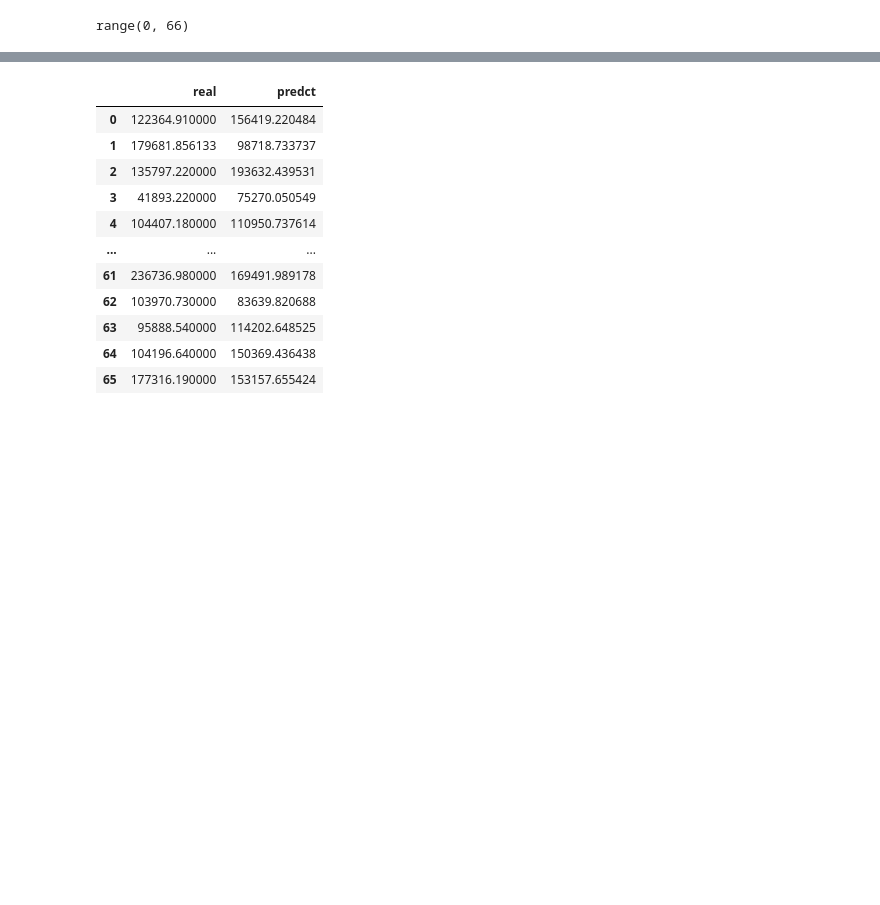
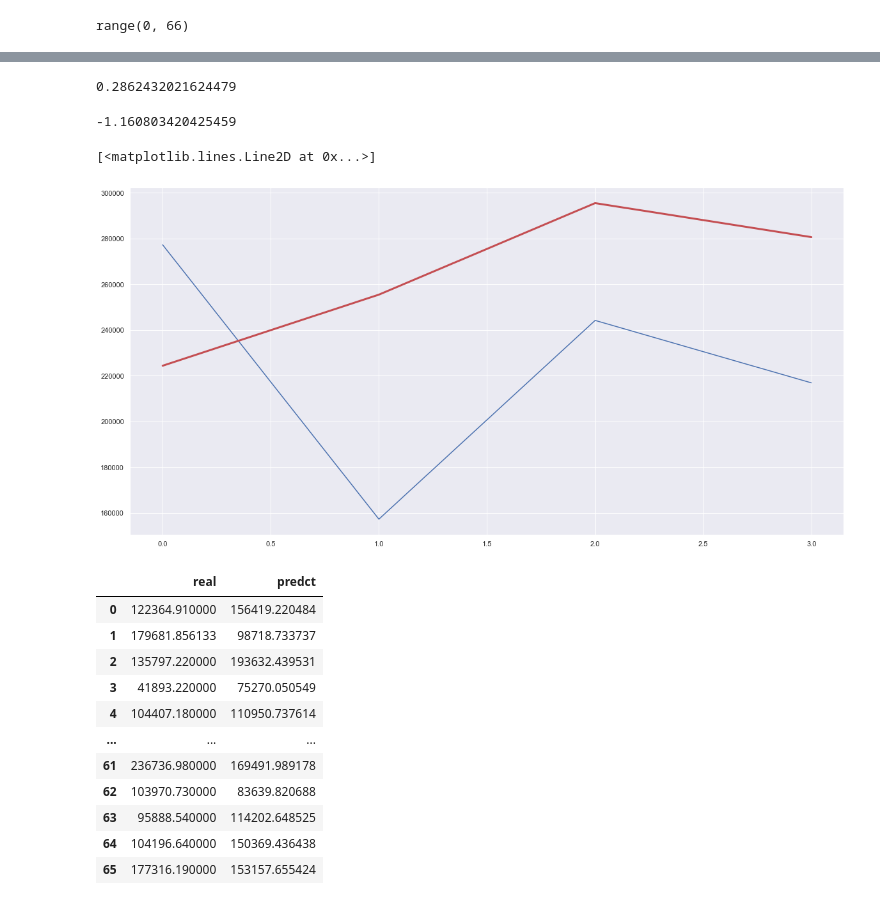
Before and after one commit to Jorge-Montenegro/TFM, a Jupyter notebook: TFM.ipynb, the cells around one changed output, grey strips where cells are left out. Cells and saved outputs as stored; diff of their text form; code cells hidden in the pictures; blank space fills up the shorter version.

```diff
--- a/TFM.ipynb
+++ b/TFM.ipynb
@@ -418,0 +589,18 @@ plt.plot(range(X_test['Year'].count()), y_pred, c='r')
+# %%
+data_predict = convert_dates(data_predict, 'Date')
+data_predict = data_predict[['Year', 'Week', 'Program', 'Visits', 'Revenue']]
+
+data_predict = group_programs(data_predict)
+
+program_data_predict = data_predict.groupby(['Year', 'Week', 'Program'])['Visits'].sum().unstack().fillna(value = 0).reset_index()
+black_friday_and_cyber_monday_data_predict = get_black_friday_cyber_monday(program_data_predict.iloc[:,0:2])
+program_data_predict = pd.merge(black_friday_and_cyber_monday_data_predict, program_data_predict)
+data_revenue_predict = data_predict.groupby(['Year', 'Week'])['Revenue'].sum().reset_index()
+data_consolidated_predict = pd.concat([program_data_predict, data_revenue_predict['Revenue']], axis = 1)
+data_consolidated_predict = data_consolidated_predict[['Year', 'Week', 'Black_Friday', 'Cyber_Monday', 'Direct',
+                       'SEO', 'SEM', 'Affiliate', 'Email', 'Display', 'Revenue']]
+program_data_predict = program_data_predict[['Year', 'Week', 'Black_Friday', 'Cyber_Monday', 'Direct',
+                       'SEO', 'SEM', 'Affiliate', 'Email', 'Display']]
+# %%
+data_consolidated_predict = data_consolidated_predict.apply(np.log1p)
+data_consolidated_predict
@@ -419,3 +613,25 @@ plt.plot(range(X_test['Year'].count()), y_pred, c='r')
+# %%
+X_pred = data_consolidated_predict[['Year', 'Week', 'Black_Friday', 'Cyber_Monday', 'Direct',
+                       'SEO', 'SEM', 'Affiliate', 'Email', 'Display']] # pandas DataFrame
+y_pred = data_consolidated_predict['Revenue'] # pandas Series
+# %%
+y_pred2 = reg.predict(X_pred)
+# %%
+mean_absolute_error(y_pred,y_pred2)
+# %% [output]
+0.2862432021624479
+# %%
+r2_score(y_pred, y_pred2)
+# %% [output]
+-1.160803420425459
+# %%
+fig = plt.figure()
+fig.set_size_inches(20,10)
+plt.plot(range(X_pred['Year'].count()), np.expm1(y_pred))
+plt.plot(range(X_pred['Year'].count()), np.expm1(y_pred2), c='r', linewidth=3)
+# %% [output]
+[<matplotlib.lines.Line2D at 0x...>]
+[figure, added]
 # %%
 dfr=pd.DataFrame()
 # %%
```
Also changed, not shown: parts of 30 cells of this notebook.
